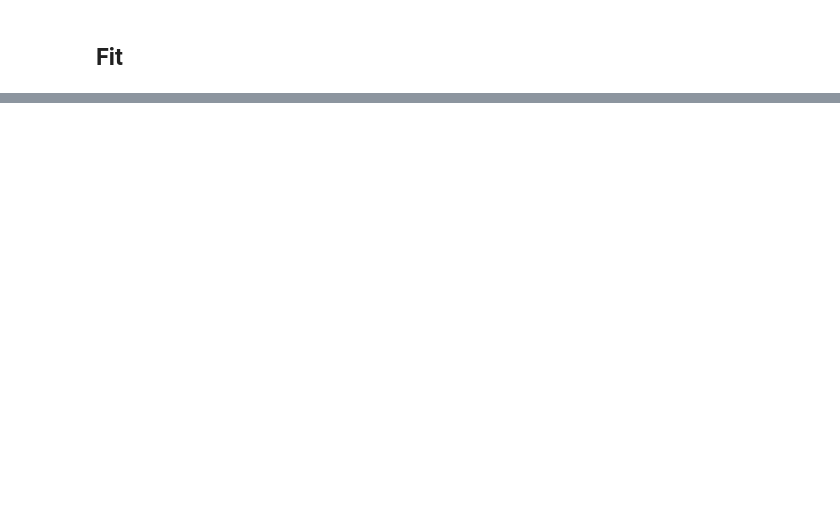
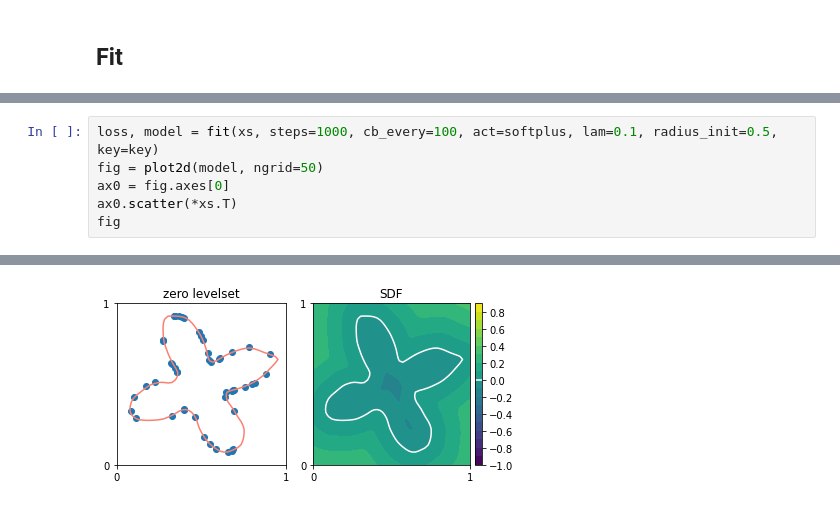
Before and after one commit to niklasschmitz/sdf_jax, a Jupyter notebook: geometric_regularization.ipynb, the cells around one changed output, grey strips where cells are left out. Drawn from its saved outputs; the diff is of its cells as text; blank space fills up the shorter version.

```diff
--- a/geometric_regularization.ipynb
+++ b/geometric_regularization.ipynb
@@ -213,0 +228,7 @@ fig
+# %%
+loss, model = fit(xs, steps=1000, cb_every=100, act=softplus, lam=0.1, radius_init=0.5, key=key)
+fig = plot2d(model, ngrid=50)
+ax0 = fig.axes[0]
+ax0.scatter(*xs.T)
+fig
+# %% [output]
@@ -213,0 +246 @@ fig
+[figure, added]
```
Also changed, not shown: parts of 8 cells of this notebook.
